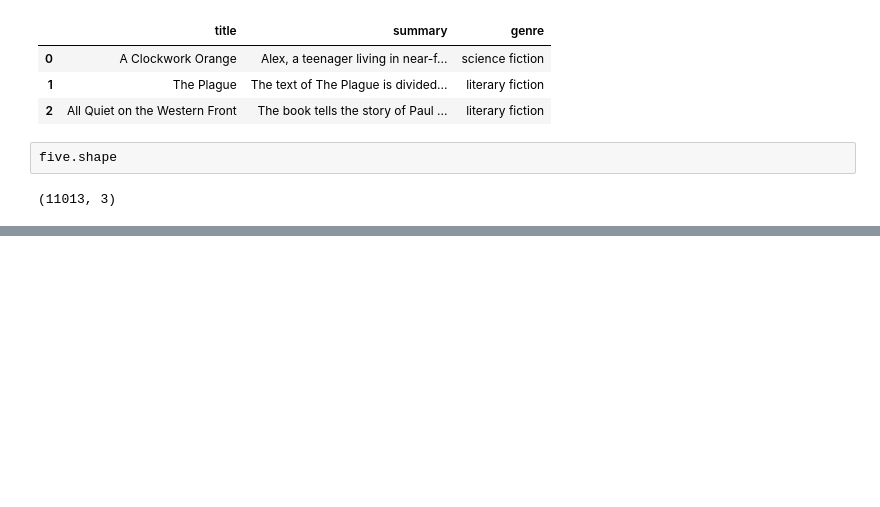
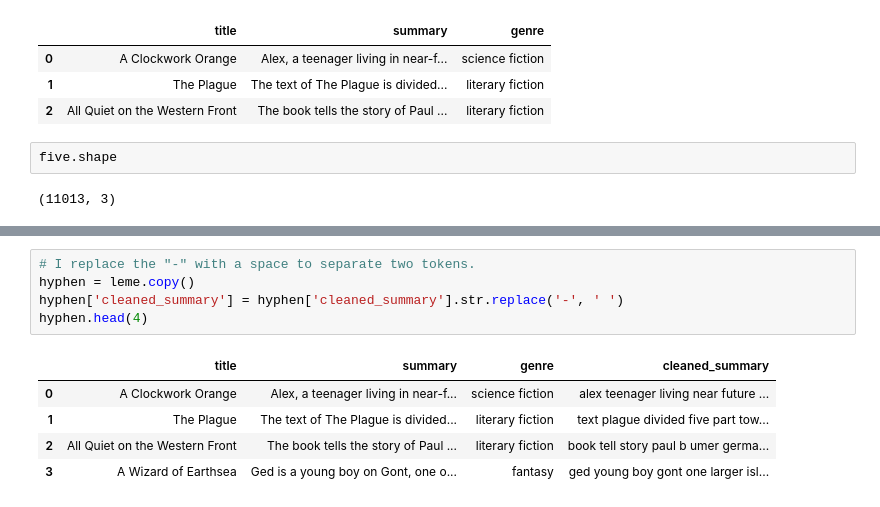
Before and after one commit to foscanit/final_project, a Jupyter notebook: notebooks/NLTK.ipynb, the cells around one changed output, grey strips where cells are left out. Drawn from its saved outputs; the diff is of its cells as text; blank space fills up the shorter version.

```diff
--- a/notebooks/NLTK.ipynb
+++ b/notebooks/NLTK.ipynb
@@ -97,0 +124,11 @@ five.head()
+# %%
+# I replace the "-" with a space to separate two tokens.
+hyphen = leme.copy()
+hyphen['cleaned_summary'] = hyphen['cleaned_summary'].str.replace('-', ' ')
+hyphen.head(4)
+# %% [output]
+|  | title | summary | genre | cleaned_summary |
+| 0 | A Clockwork Orange | Alex, a teenager living in near-f... | science fiction | alex teenager living near future ... |
+| 1 | The Plague | The text of The Plague is divided... | literary fiction | text plague divided five part tow... |
+| 2 | All Quiet on the Western Front | The book tells the story of Paul ... | literary fiction | book tell story paul b umer germa... |
+| 3 | A Wizard of Earthsea | Ged is a young boy on Gont, one o... | fantasy | ged young boy gont one larger isl... |
```
Also changed, not shown: parts of 26 cells of this notebook, 3 other files.
